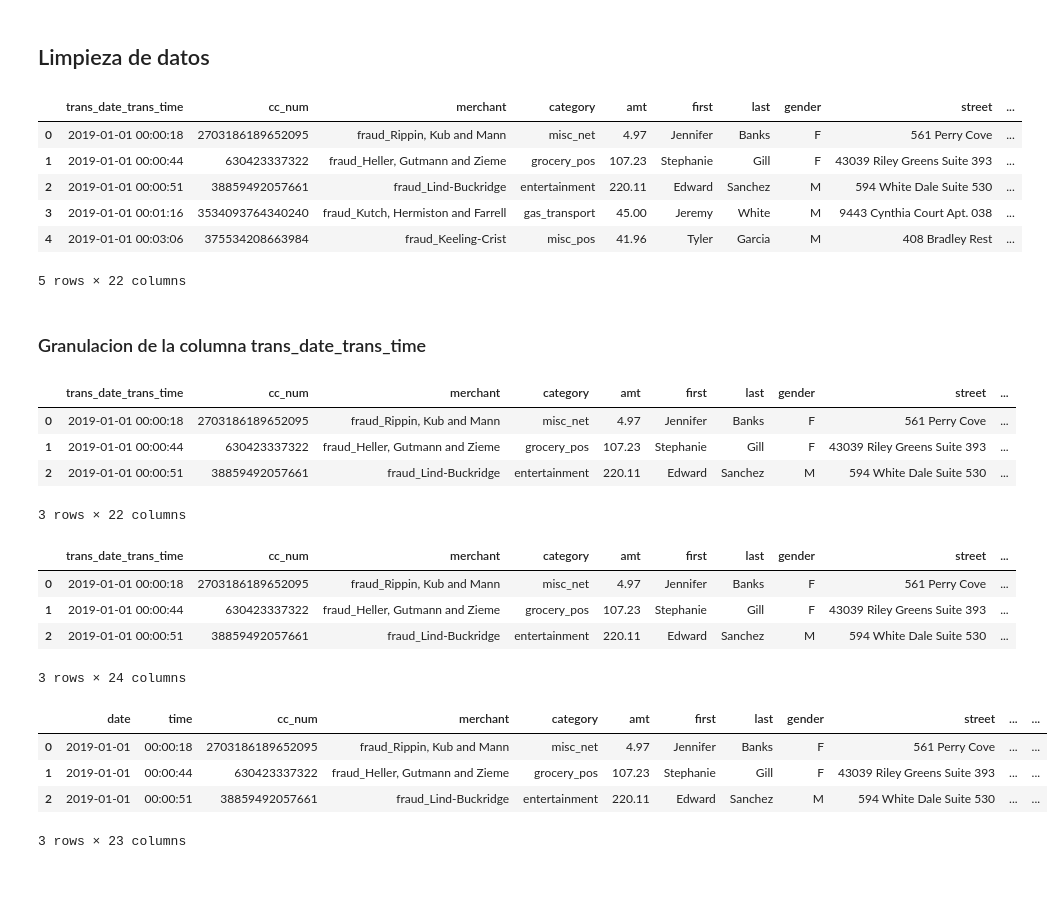
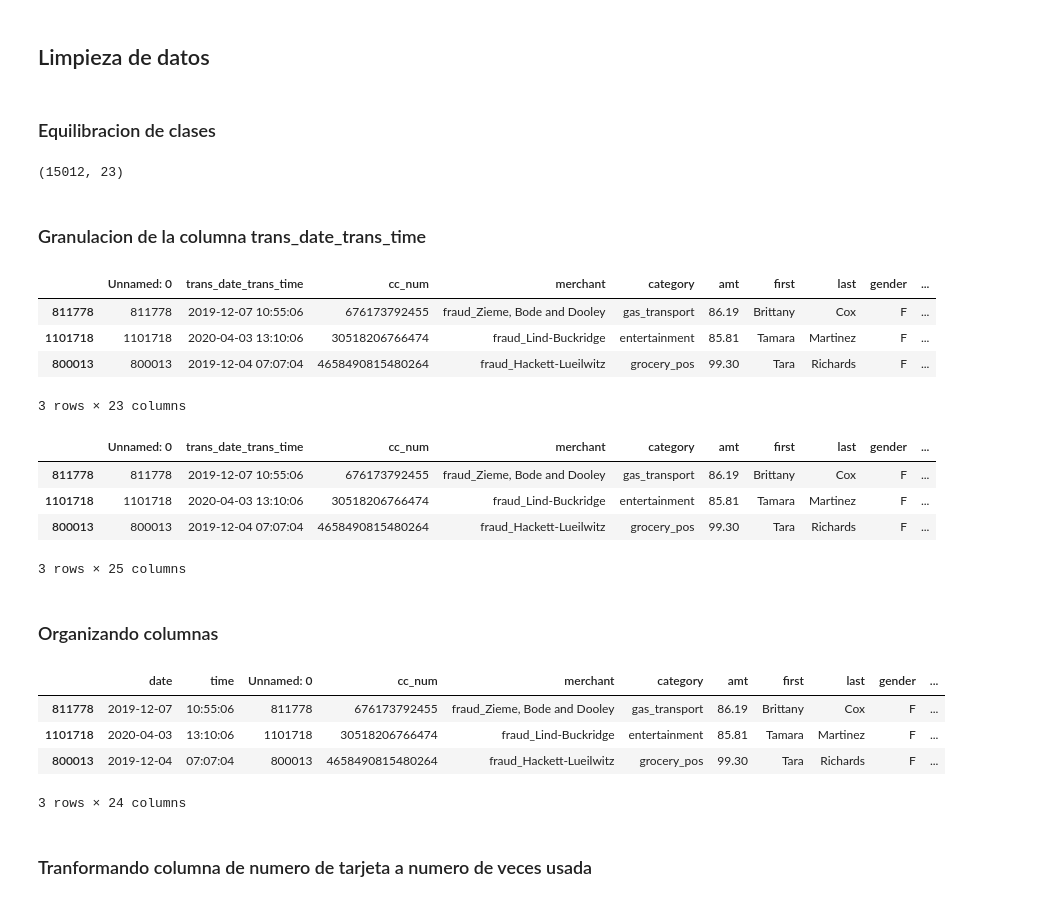
Before and after one commit to Andry-Bastidas/Predicci-n-de-Fraude-en-Transacciones-Financieras, a Jupyter notebook: notebooks/notebook-0.0.ipynb, the cells around one changed output. Saved outputs shown, nothing was run; the diff lists cells and outputs as text; code cells hidden in the pictures.

```diff
--- a/notebooks/notebook-0.0.ipynb
+++ b/notebooks/notebook-0.0.ipynb
@@ -114,44 +116,53 @@ data_train.drop(["Unnamed: 0"], inplace=True , axis= 1)
-# %%
-data_train.head()
-# %% [output]
-|  | trans_date_trans_time | cc_num | merchant | category | amt | first | last | gender | street | ... |
-| 0 | 2019-01-01 00:00:18 | 2703186189652095 | fraud_Rippin, Kub and Mann | misc_net | 4.97 | Jennifer | Banks | F | 561 Perry Cove | ... |
-| 1 | 2019-01-01 00:00:44 | 630423337322 | fraud_Heller, Gutmann and Zieme | grocery_pos | 107.23 | Stephanie | Gill | F | 43039 Riley Greens Suite 393 | ... |
-| 2 | 2019-01-01 00:00:51 | 38859492057661 | fraud_Lind-Buckridge | entertainment | 220.11 | Edward | Sanchez | M | 594 White Dale Suite 530 | ... |
-| 3 | 2019-01-01 00:01:16 | 3534093764340240 | fraud_Kutch, Hermiston and Farrell | gas_transport | 45.00 | Jeremy | White | M | 9443 Cynthia Court Apt. 038 | ... |
-| 4 | 2019-01-01 00:03:06 | 375534208663984 | fraud_Keeling-Crist | misc_pos | 41.96 | Tyler | Garcia | M | 408 Bradley Rest | ... |
-5 rows × 22 columns
+# %% [markdown]
+### Equilibracion de clases
+# %%
+rus = RandomUnderSampler(random_state=42)
+X = data_train.drop("is_fraud",axis=1) # <-- es tu conjunto de características.
+Y = data_train.is_fraud # <--- es tu conjunto de etiquetas o clases.
+
+X_over, y_over = rus.fit_resample(X,Y)
+y_over.unique()
+
+data = pd.concat([X_over, y_over] , axis = 1)
+# %%
+data.shape
+# %% [output]
+(15012, 23)
 # %% [markdown]
 ### Granulacion de la columna trans_date_trans_time
 # %%
-data_train['trans_date_trans_time'] = pd.to_datetime(data_train['trans_date_trans_time'], format='%Y-%m-%d %H:%M:%S')
-data_train.head(3)
+data['trans_date_trans_time'] = pd.to_datetime(data['trans_date_trans_time'], format='%Y-%m-%d %H:%M:%S')
+data.head(3)
 # %% [output]
-|  | trans_date_trans_time | cc_num | merchant | category | amt | first | last | gender | street | ... |
-| 0 | 2019-01-01 00:00:18 | 2703186189652095 | fraud_Rippin, Kub and Mann | misc_net | 4.97 | Jennifer | Banks | F | 561 Perry Cove | ... |
-| 1 | 2019-01-01 00:00:44 | 630423337322 | fraud_Heller, Gutmann and Zieme | grocery_pos | 107.23 | Stephanie | Gill | F | 43039 Riley Greens Suite 393 | ... |
-| 2 | 2019-01-01 00:00:51 | 38859492057661 | fraud_Lind-Buckridge | entertainment | 220.11 | Edward | Sanchez | M | 594 White Dale Suite 530 | ... |
+|  | Unnamed: 0 | trans_date_trans_time | cc_num | merchant | category | amt | first | last | gender | ... |
+| 811778 | 811778 | 2019-12-07 10:55:06 | 676173792455 | fraud_Zieme, Bode and Dooley | gas_transport | 86.19 | Brittany | Cox | F | ... |
+| 1101718 | 1101718 | 2020-04-03 13:10:06 | 30518206766474 | fraud_Lind-Buckridge | entertainment | 85.81 | Tamara | Martinez | F | ... |
+| 800013 | 800013 | 2019-12-04 07:07:04 | 4658490815480264 | fraud_Hackett-Lueilwitz | grocery_pos | 99.30 | Tara | Richards | F | ... |
-3 rows × 22 columns
+3 rows × 23 columns
 # %%
-data_train['date'] = data_train['trans_date_trans_time'].dt.date
-data_train['time'] = data_train['trans_date_trans_time'].dt.time
-data_train.head(3)
+data['date'] = data['trans_date_trans_time'].dt.date
+data['time'] = data['trans_date_trans_time'].dt.time
+data.head(3)
 # %% [output]
-|  | trans_date_trans_time | cc_num | merchant | category | amt | first | last | gender | street | ... |
-| 0 | 2019-01-01 00:00:18 | 2703186189652095 | fraud_Rippin, Kub and Mann | misc_net | 4.97 | Jennifer | Banks | F | 561 Perry Cove | ... |
-| 1 | 2019-01-01 00:00:44 | 630423337322 | fraud_Heller, Gutmann and Zieme | grocery_pos | 107.23 | Stephanie | Gill | F | 43039 Riley Greens Suite 393 | ... |
-| 2 | 2019-01-01 00:00:51 | 38859492057661 | fraud_Lind-Buckridge | entertainment | 220.11 | Edward | Sanchez | M | 594 White Dale Suite 530 | ... |
+|  | Unnamed: 0 | trans_date_trans_time | cc_num | merchant | category | amt | first | last | gender | ... |
+| 811778 | 811778 | 2019-12-07 10:55:06 | 676173792455 | fraud_Zieme, Bode and Dooley | gas_transport | 86.19 | Brittany | Cox | F | ... |
+| 1101718 | 1101718 | 2020-04-03 13:10:06 | 30518206766474 | fraud_Lind-Buckridge | entertainment | 85.81 | Tamara | Martinez | F | ... |
+| 800013 | 800013 | 2019-12-04 07:07:04 | 4658490815480264 | fraud_Hackett-Lueilwitz | grocery_pos | 99.30 | Tara | Richards | F | ... |
-3 rows × 24 columns
+3 rows × 25 columns
+# %% [markdown]
+### Organizando columnas
 # %%
-columnas = ['date','time'] + [ col for col in data_train.columns if col not in ['date','time']]
-data_train = data_train[columnas]
-data_train.drop(columns=['trans_date_trans_time'], axis= 1 , inplace=True)
+columnas = ['date','time'] + [ col for col in data.columns if col not in ['date','time']]
+data = data[columnas]
+data.drop(columns=['trans_date_trans_time'], axis= 1 , inplace=True)
 # %%
-data_train.head(3)
+data.head(3)
 # %% [output]
-|  | date | time | cc_num | merchant | category | amt | first | last | gender | street | ... | ... |
-| 0 | 2019-01-01 | 00:00:18 | 2703186189652095 | fraud_Rippin, Kub and Mann | misc_net | 4.97 | Jennifer | Banks | F | 561 Perry Cove | ... | ... |
-| 1 | 2019-01-01 | 00:00:44 | 630423337322 | fraud_Heller, Gutmann and Zieme | grocery_pos | 107.23 | Stephanie | Gill | F | 43039 Riley Greens Suite 393 | ... | ... |
-| 2 | 2019-01-01 | 00:00:51 | 38859492057661 | fraud_Lind-Buckridge | entertainment | 220.11 | Edward | Sanchez | M | 594 White Dale Suite 530 | ... | ... |
+|  | date | time | Unnamed: 0 | cc_num | merchant | category | amt | first | last | gender | ... |
+| 811778 | 2019-12-07 | 10:55:06 | 811778 | 676173792455 | fraud_Zieme, Bode and Dooley | gas_transport | 86.19 | Brittany | Cox | F | ... |
+| 1101718 | 2020-04-03 | 13:10:06 | 1101718 | 30518206766474 | fraud_Lind-Buckridge | entertainment | 85.81 | Tamara | Martinez | F | ... |
+| 800013 | 2019-12-04 | 07:07:04 | 800013 | 4658490815480264 | fraud_Hackett-Lueilwitz | grocery_pos | 99.30 | Tara | Richards | F | ... |
-3 rows × 23 columns
+3 rows × 24 columns
+# %% [markdown]
+### Tranformando columna de numero de tarjeta a numero de veces usada
 # %%
```
Also changed, not shown: parts of 28 cells of this notebook.
